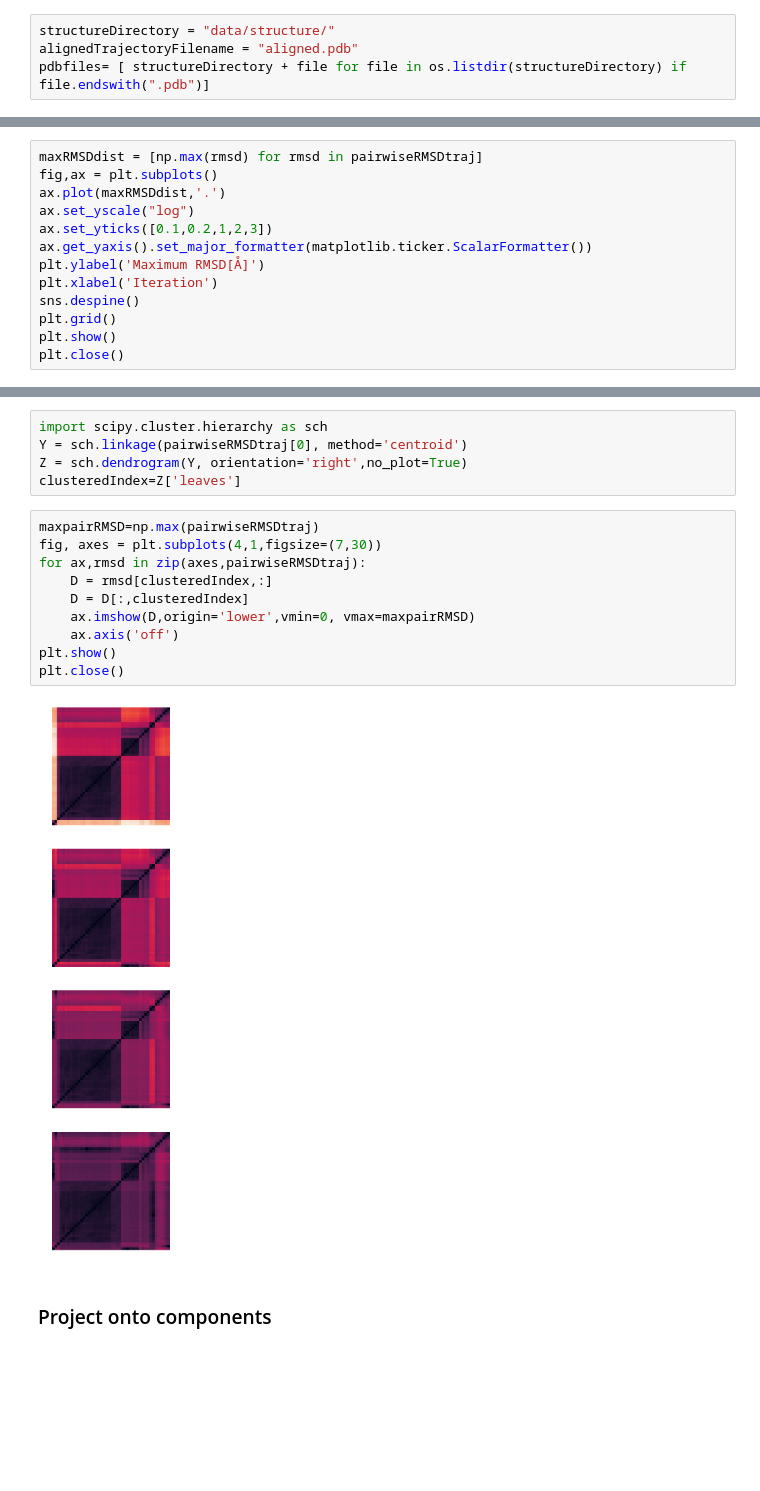
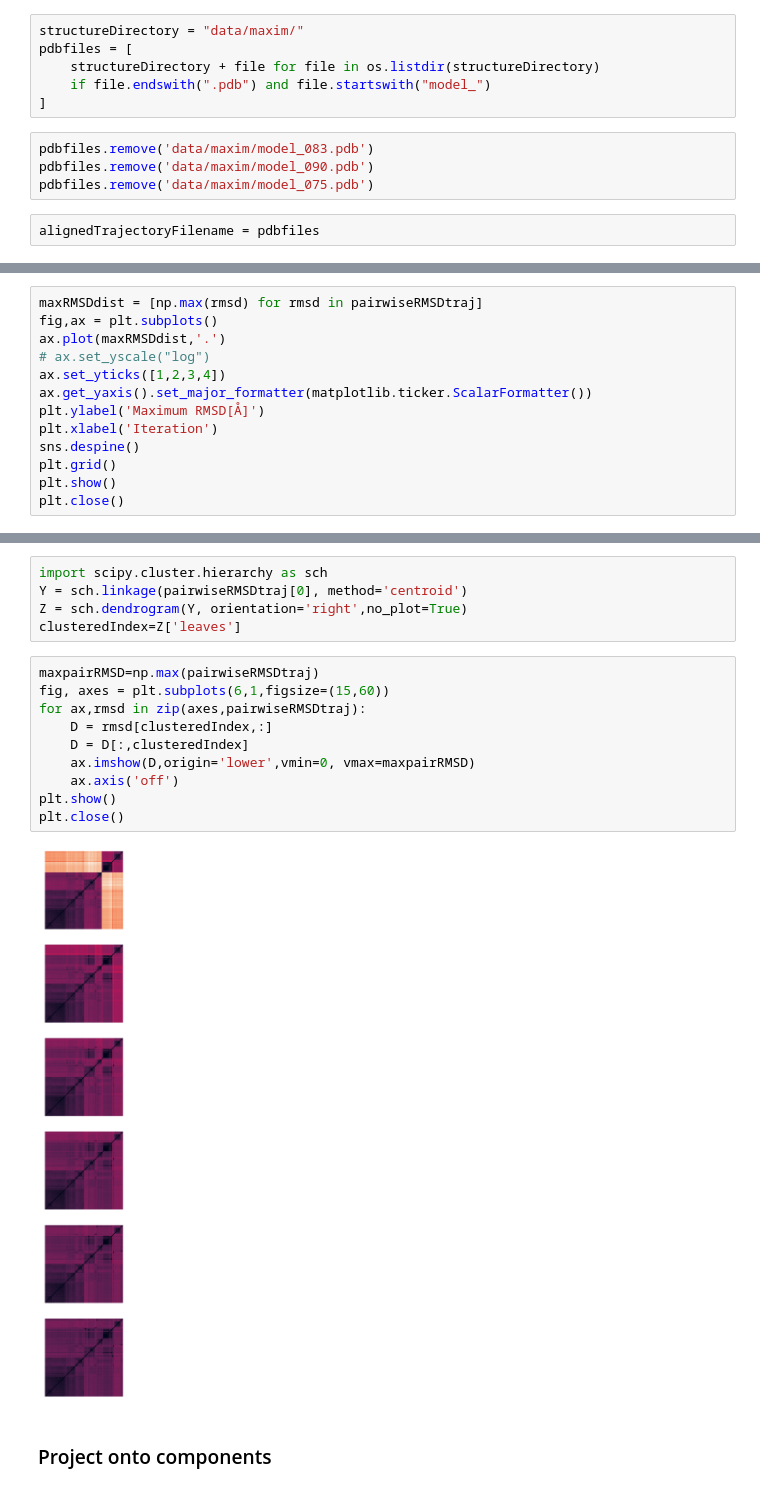
Before and after one commit to blauc/maxRMSD, a Jupyter notebook: maxRMSD.ipynb, the cells around one changed output, grey strips where cells are left out. Cells and saved outputs as stored; diff of their text form; blank space fills up the shorter version.

Commit message:
Maxim dataset.

```diff
--- a/maxRMSD.ipynb
+++ b/maxRMSD.ipynb
@@ -48,9 +42,17 @@ sns.set_context("poster")
 # %% [markdown]
 ## Setting file directories and names
 # %%
-structureDirectory = "data/structure/"
-alignedTrajectoryFilename = "aligned.pdb"
-pdbfiles= [ structureDirectory + file for file in os.listdir(structureDirectory) if file.endswith(".pdb")]
+structureDirectory = "data/maxim/"
+pdbfiles = [
+    structureDirectory + file for file in os.listdir(structureDirectory)
+    if file.endswith(".pdb") and file.startswith("model_")
+]
+# %%
+pdbfiles.remove('data/maxim/model_083.pdb')
+pdbfiles.remove('data/maxim/model_090.pdb')
+pdbfiles.remove('data/maxim/model_075.pdb')
+# %%
+alignedTrajectoryFilename = pdbfiles
 # %% [markdown]
 ## Preparing the trajectory
 # %%
@@ -130,8 +137,8 @@ sns.set_style('ticks')
 maxRMSDdist = [np.max(rmsd) for rmsd in pairwiseRMSDtraj]
 fig,ax = plt.subplots()
 ax.plot(maxRMSDdist,'.')
-ax.set_yscale("log")
-ax.set_yticks([0.1,0.2,1,2,3])
+# ax.set_yscale("log")
+ax.set_yticks([1,2,3,4])
 ax.get_yaxis().set_major_formatter(matplotlib.ticker.ScalarFormatter())
 plt.ylabel('Maximum RMSD[Å]')
 plt.xlabel('Iteration')
@@ -150,16 +157,16 @@ Z = sch.dendrogram(Y, orientation='right',no_plot=True)
 clusteredIndex=Z['leaves']
 # %%
 maxpairRMSD=np.max(pairwiseRMSDtraj)
-fig, axes = plt.subplots(4,1,figsize=(7,30))
+fig, axes = plt.subplots(6,1,figsize=(15,60))
 for ax,rmsd in zip(axes,pairwiseRMSDtraj):
     D = rmsd[clusteredIndex,:]
     D = D[:,clusteredIndex]
     ax.imshow(D,origin='lower',vmin=0, vmax=maxpairRMSD)
     ax.axis('off')
 plt.show()
 plt.close()
 # %% [output]
-[figure, old version]
+[figure, new version]
 # %% [markdown]
 ### Project onto components
 # %%
```
Also changed, not shown: parts of 13 cells of this notebook, 47 other files.
